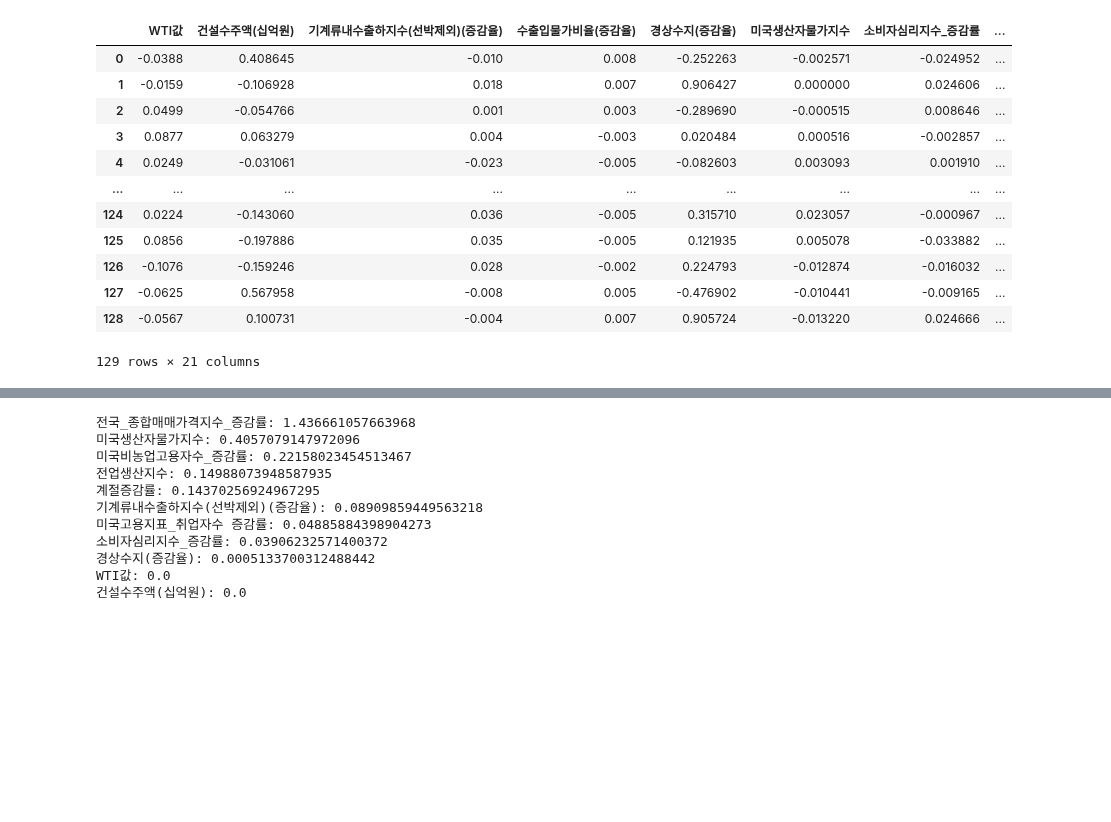
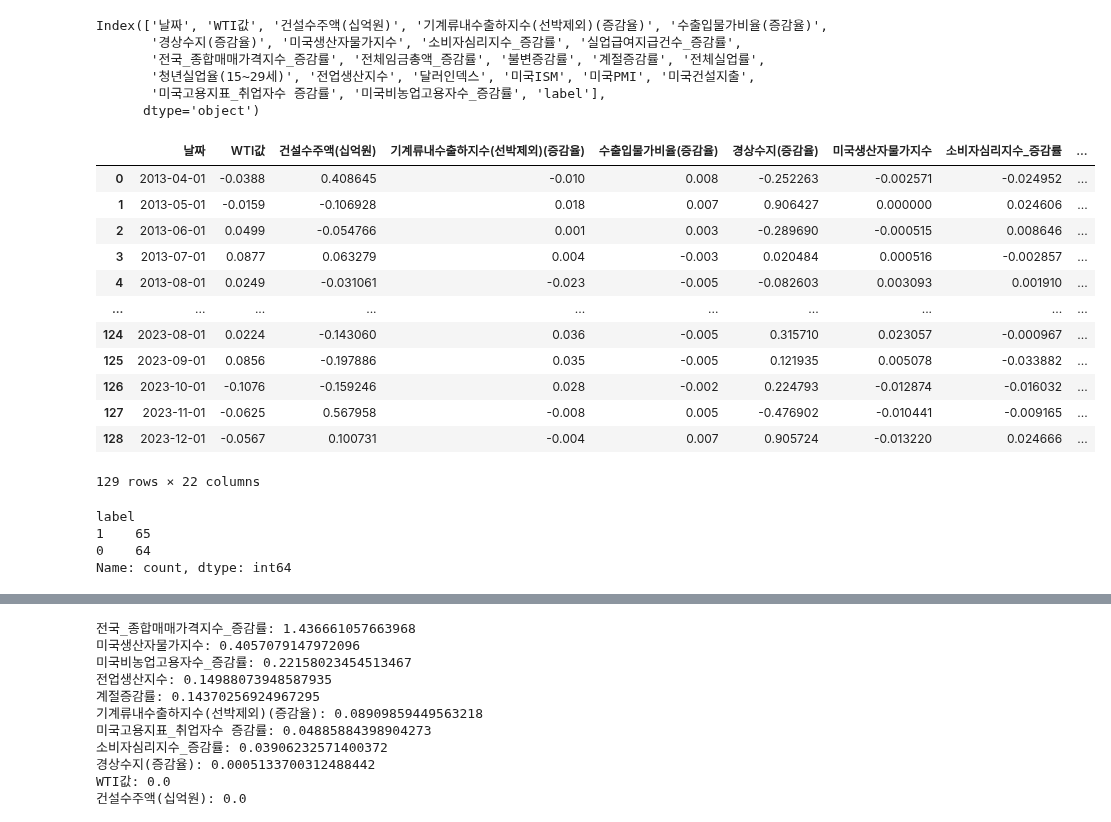
Before and after one commit to kimsierra/vscode, a Jupyter notebook: 2024/ML/프로젝트/Chat.ipynb, the cells around one changed output, grey strips where cells are left out. Drawn from its saved outputs; the diff is of its cells as text; code cells hidden in the pictures; blank space fills up the shorter version.

```diff
--- a/2024/ML/프로젝트/Chat.ipynb
+++ b/2024/ML/프로젝트/Chat.ipynb
@@ -22,19 +74,35 @@ data.tail()
+# %%
+print(data.columns)
+# %% [output]
+Index(['날짜', 'WTI값', '건설수주액(십억원)', '기계류내수출하지수(선박제외)(증감율)', '수출입물가비율(증감율)',
+       '경상수지(증감율)', '미국생산자물가지수', '소비자심리지수_증감률', '실업급여지급건수_증감률',
+       '전국_종합매매가격지수_증감률', '전체임금총액_증감률', '불변증감률', '계절증감률', '전체실업률',
+       '청년실업율(15~29세)', '전업생산지수', '달러인덱스', '미국ISM', '미국PMI', '미국건설지출',
+       '미국고용지표_취업자수 증감률', '미국비농업고용자수_증감률', 'label'],
+      dtype='object')
 # %%
 # 타겟 변수와 피처 분리
-X = data.drop(['날짜','label'], axis=1)
+X = data.drop(['label'], axis=1)
 y = data['label']
 X
 # %% [output]
-|  | WTI값 | 건설수주액(십억원) | 기계류내수출하지수(선박제외)(증감율) | 수출입물가비율(증감율) | 경상수지(증감율) | 미국생산자물가지수 | 소비자심리지수_증감률 | ... |
-| 0 | -0.0388 | 0.408645 | -0.010 | 0.008 | -0.252263 | -0.002571 | -0.024952 | ... |
-| 1 | -0.0159 | -0.106928 | 0.018 | 0.007 | 0.906427 | 0.000000 | 0.024606 | ... |
-| 2 | 0.0499 | -0.054766 | 0.001 | 0.003 | -0.289690 | -0.000515 | 0.008646 | ... |
-| 3 | 0.0877 | 0.063279 | 0.004 | -0.003 | 0.020484 | 0.000516 | -0.002857 | ... |
-| 4 | 0.0249 | -0.031061 | -0.023 | -0.005 | -0.082603 | 0.003093 | 0.001910 | ... |
-| ... | ... | ... | ... | ... | ... | ... | ... | ... |
-| 124 | 0.0224 | -0.143060 | 0.036 | -0.005 | 0.315710 | 0.023057 | -0.000967 | ... |
-| 125 | 0.0856 | -0.197886 | 0.035 | -0.005 | 0.121935 | 0.005078 | -0.033882 | ... |
-| 126 | -0.1076 | -0.159246 | 0.028 | -0.002 | 0.224793 | -0.012874 | -0.016032 | ... |
-| 127 | -0.0625 | 0.567958 | -0.008 | 0.005 | -0.476902 | -0.010441 | -0.009165 | ... |
-| 128 | -0.0567 | 0.100731 | -0.004 | 0.007 | 0.905724 | -0.013220 | 0.024666 | ... |
+|  | 날짜 | WTI값 | 건설수주액(십억원) | 기계류내수출하지수(선박제외)(증감율) | 수출입물가비율(증감율) | 경상수지(증감율) | 미국생산자물가지수 | 소비자심리지수_증감률 | ... |
+| 0 | 2013-04-01 | -0.0388 | 0.408645 | -0.010 | 0.008 | -0.252263 | -0.002571 | -0.024952 | ... |
+| 1 | 2013-05-01 | -0.0159 | -0.106928 | 0.018 | 0.007 | 0.906427 | 0.000000 | 0.024606 | ... |
+| 2 | 2013-06-01 | 0.0499 | -0.054766 | 0.001 | 0.003 | -0.289690 | -0.000515 | 0.008646 | ... |
+| 3 | 2013-07-01 | 0.0877 | 0.063279 | 0.004 | -0.003 | 0.020484 | 0.000516 | -0.002857 | ... |
+| 4 | 2013-08-01 | 0.0249 | -0.031061 | -0.023 | -0.005 | -0.082603 | 0.003093 | 0.001910 | ... |
+| ... | ... | ... | ... | ... | ... | ... | ... | ... | ... |
+| 124 | 2023-08-01 | 0.0224 | -0.143060 | 0.036 | -0.005 | 0.315710 | 0.023057 | -0.000967 | ... |
+| 125 | 2023-09-01 | 0.0856 | -0.197886 | 0.035 | -0.005 | 0.121935 | 0.005078 | -0.033882 | ... |
+| 126 | 2023-10-01 | -0.1076 | -0.159246 | 0.028 | -0.002 | 0.224793 | -0.012874 | -0.016032 | ... |
+| 127 | 2023-11-01 | -0.0625 | 0.567958 | -0.008 | 0.005 | -0.476902 | -0.010441 | -0.009165 | ... |
+| 128 | 2023-12-01 | -0.0567 | 0.100731 | -0.004 | 0.007 | 0.905724 | -0.013220 | 0.024666 | ... |
-129 rows × 21 columns
+129 rows × 22 columns
+# %%
+data['label'].value_counts()
+# %% [output]
+label
+1    65
+0    64
+Name: count, dtype: int64
```
Also changed, not shown: parts of 5 cells of this notebook.
